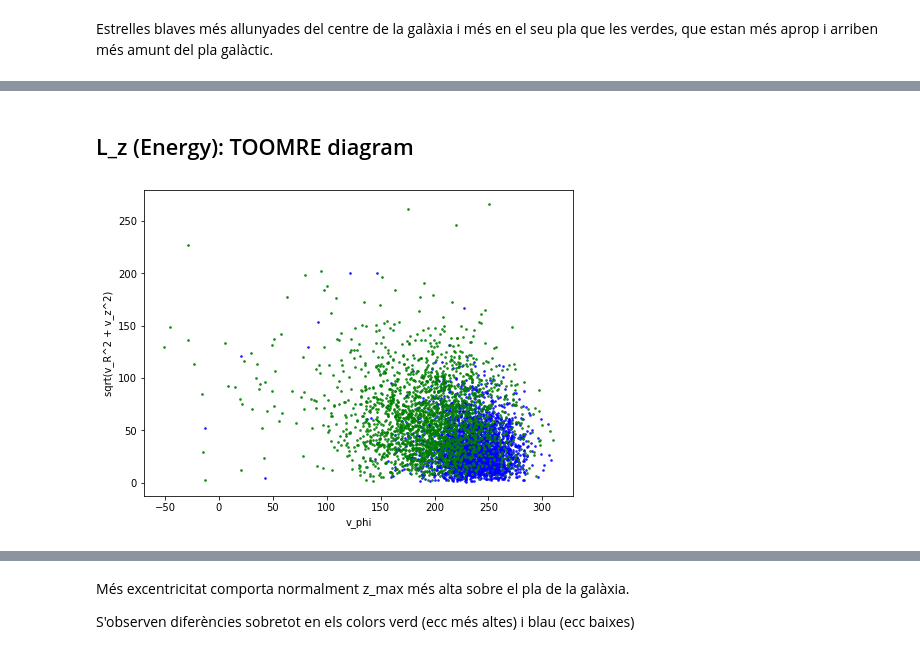
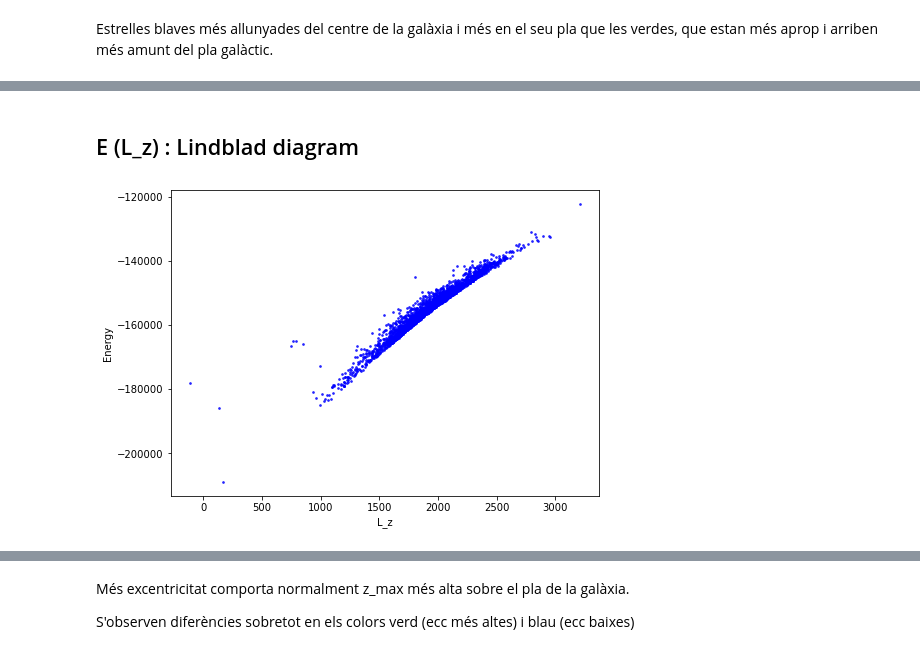
Before and after one commit to aleixcb/tfg_galah, a Jupyter notebook: py/XD aplicat a RC.ipynb, the cells around one changed output, grey strips where cells are left out. Saved outputs shown, nothing was run; the diff lists cells and outputs as text; code cells hidden in the pictures.

```diff
--- a/py/XD aplicat a RC.ipynb
+++ b/py/XD aplicat a RC.ipynb
@@ -378,16 +471,15 @@ for ii in [4,3,2,1,0]:
-# %% [markdown]
-## L_z (Energy): TOOMRE diagram
-# %%
-fig = plt.figure(figsize=(7,5))
-fig.subplots_adjust(left=0.1, right=0.95,
-                    bottom=0.1, top=0.95,
-                    wspace=0.02, hspace=0.02)
-plt.xlabel("v_phi")
-plt.ylabel("sqrt(v_R^2 + v_z^2)")
-
-for ii in [4,3]:
-    plt.scatter(galah_rc.data['vT_Rzphi'][maxprob_per_star==ii],
-                np.sqrt(((galah_rc.data['vR_Rzphi'][maxprob_per_star==ii])**2) + ((galah_rc.data['vz_Rzphi'][maxprob_per_star==ii])**2)),
-                color=ck[ii], s=3, alpha=1-clf.alpha[ii])
-# %% [output]
-[figure, removed]
+# %% [markdown]
+## E (L_z) : Lindblad diagram
+# %%
+fig = plt.figure(figsize=(7,5))
+fig.subplots_adjust(left=0.1, right=0.95,
+                    bottom=0.1, top=0.95,
+                    wspace=0.02, hspace=0.02)
+plt.xlabel("L_z")
+plt.ylabel("Energy")
+
+for ii in [4]:
+    plt.scatter(galah_rc.data['L_Z'][maxprob_per_star==ii], galah_rc.data['Energy'][maxprob_per_star==ii],
+                color=ck[ii], s=3, alpha=1-clf.alpha[ii])
+# %% [output]
+[figure, added]
```
Also changed, not shown: parts of 14 cells of this notebook, 29 other files.
